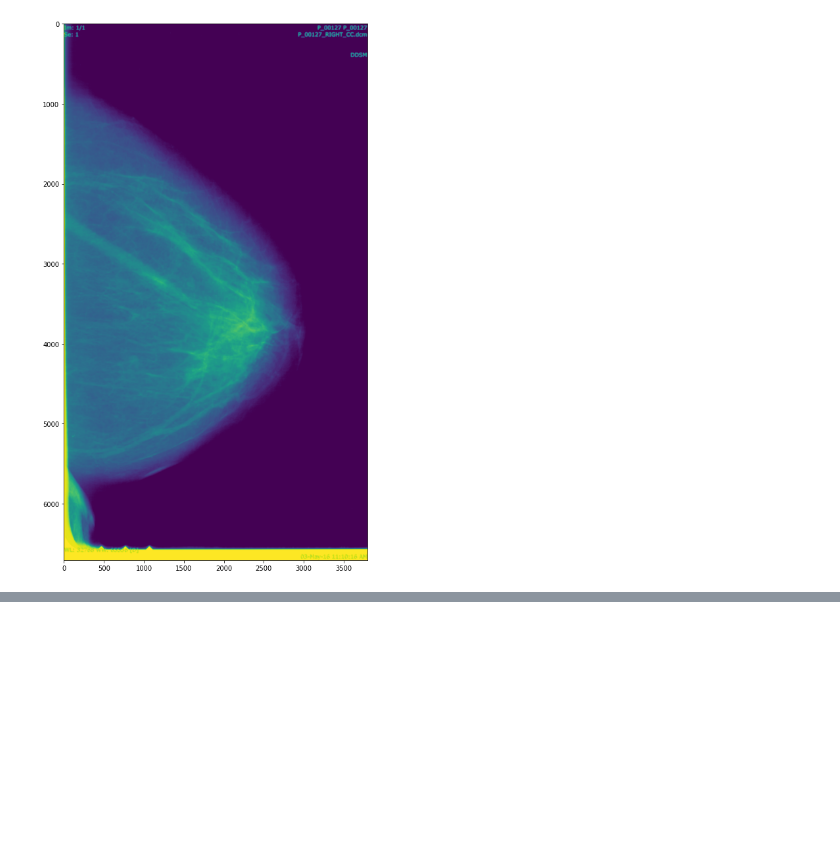
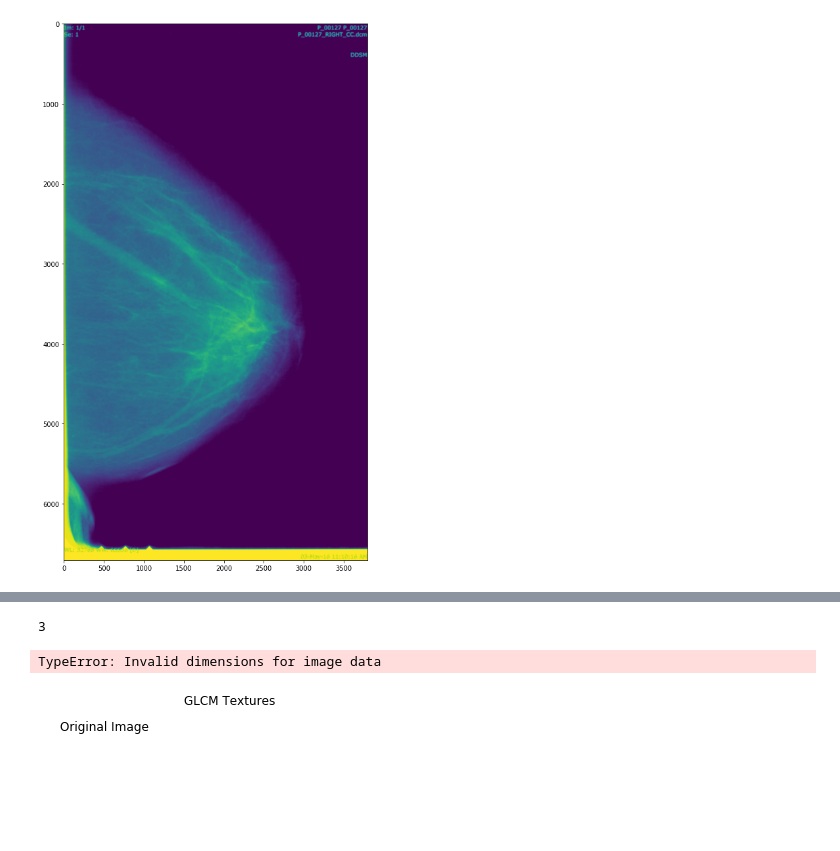
Before and after one commit to satyajitghana/MachineLearningProjects, a Jupyter notebook: BreastCancerDetection/MedicalFeatureExtraction.ipynb, the cells around one changed output, grey strips where cells are left out. Cells and saved outputs as stored; diff of their text form; code cells hidden in the pictures; blank space fills up the shorter version.

```diff
--- a/BreastCancerDetection/MedicalFeatureExtraction.ipynb
+++ b/BreastCancerDetection/MedicalFeatureExtraction.ipynb
@@ -39,0 +428,77 @@ plt.show()
+# %%
+import matplotlib.pyplot as plt
+import gdal, gdalconst
+import numpy as np
+from skimage.feature import greycomatrix, greycoprops
+
+#Read SAR image into Numpy Array
+filename = "greyscale.png"
+sarfile = gdal.Open(filename, gdalconst.GA_ReadOnly)
+sarraster = sarfile.ReadAsArray()
+print(sarraster.ndim)
+
+#Create rasters to receive texture and define filenames
+contrastraster = np.copy(sarraster)
+contrastraster[:] = 0
+
+dissimilarityraster = np.copy(sarraster)
+dissimilarityraster[:] = 0
+
+homogeneityraster = np.copy(sarraster)
+homogeneityraster[:] = 0
+
+energyraster = np.copy(sarraster)
+energyraster[:] = 0
+
+correlationraster = np.copy(sarraster)
+correlationraster[:] = 0
+
+ASMraster = np.copy(sarraster)
+ASMraster[:] = 0
+
+# Create figure to receive results
+fig = plt.figure()
+fig.suptitle('GLCM Textures')
+
+# In first subplot add original SAR image
+ax = plt.subplot(241)
+plt.axis('off')
+ax.set_title('Original Image')
+plt.imshow(sarraster, cmap = 'gray')
+
+
+for i in range(sarraster.shape[0] ):
+    print(i),
+    for j in range(sarraster.shape[1] ):
+
+        # windows needs to fit completely in image
+        if i > (contrastraster.shape[0] - 4) or j > (contrastraster.shape[0] - 4):
+            continue
+
+        # Define size of moving window
+        glcm_window = sarraster[i-3: i+4, j-3 : j+4]
+        # Calculate GLCM and textures
+        glcm = greycomatrix(glcm_window, [1], [0],  symmetric = True, normed = True )
+
+        # Calculate texture and write into raster where moving window is centered
+        contrastraster[i,j]      = greycoprops(glcm, 'contrast')
+        dissimilarityraster[i,j] = greycoprops(glcm, 'dissimilarity')
+        homogeneityraster[i,j]   = greycoprops(glcm, 'homogeneity')
+        energyraster[i,j]        = greycoprops(glcm, 'energy')
+        correlationraster[i,j]   = greycoprops(glcm, 'correlation')
+        ASMraster[i,j]           = greycoprops(glcm, 'ASM')
+        glcm = None
+        glcm_window = None
+
+texturelist = {1: 'contrast', 2: 'dissimilarity', 3: 'homogeneity', 4: 'energy', 5: 'correlation', 6: 'ASM'}
+for key in texturelist:
+    ax = plt.subplot(2,3,key)
+    plt.axis('off')
+    ax.set_title(texturelist[key])
+    plt.imshow(eval(texturelist[key] + "raster"), cmap = 'gray')
+    print(eval(texturelist[key]+"raster"))
+plt.show()
+# %% [output]
+3
+TypeError: Invalid dimensions for image data
+[figure, added]
```
Also changed, not shown: parts of 10 cells of this notebook, 2 other files.
